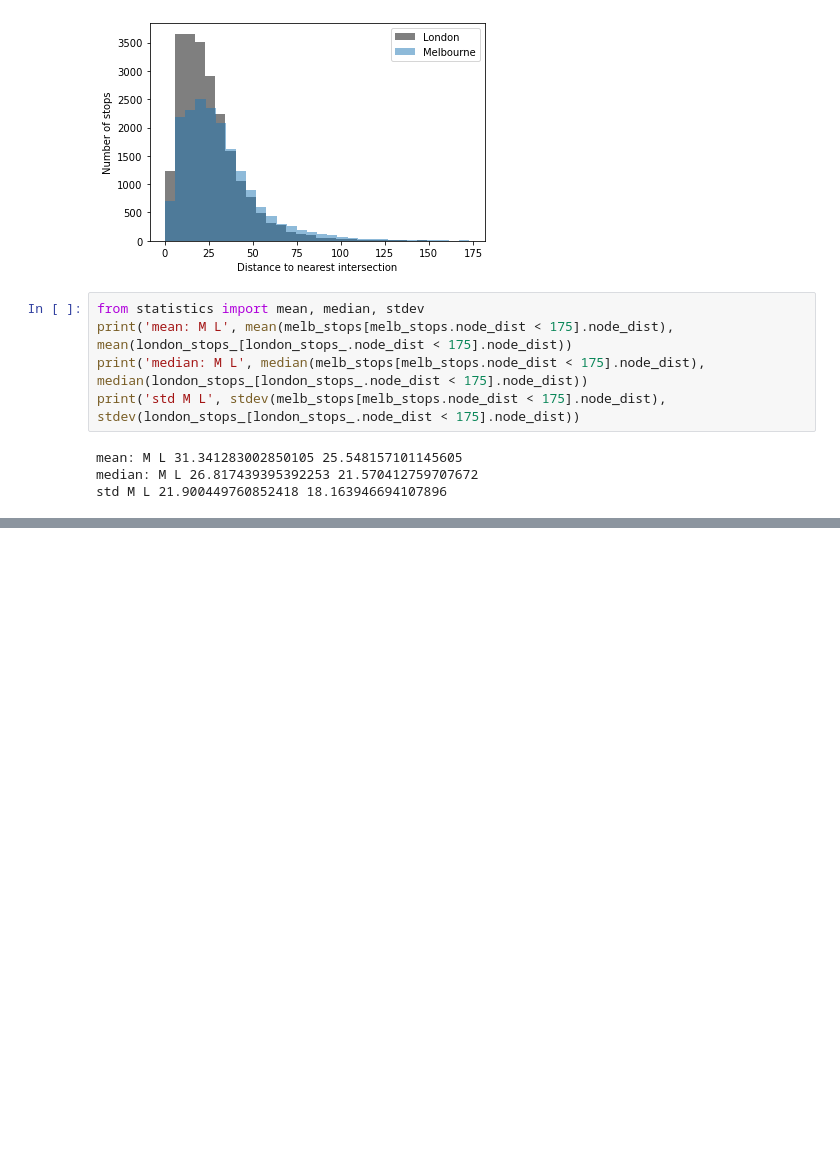
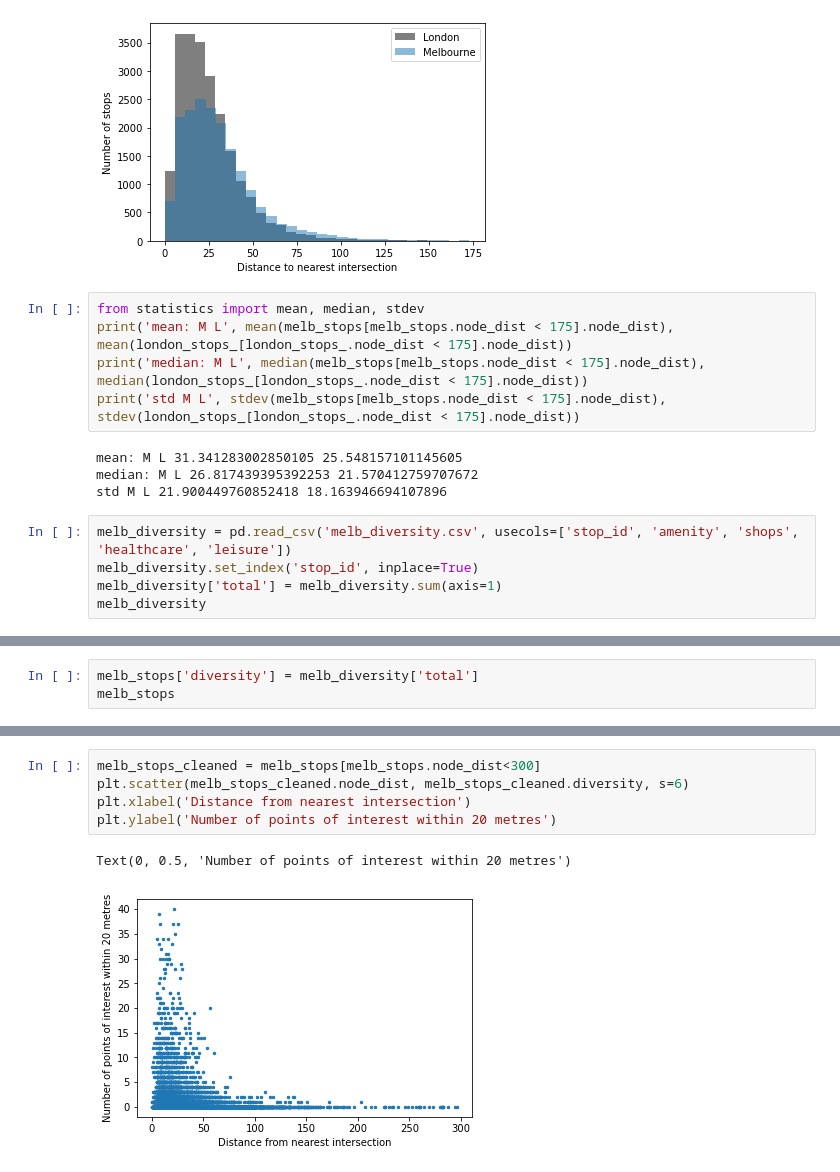
Before and after one commit to raphcanty/SDA_Project, a Jupyter notebook: Melb_Bus_Stats.ipynb, the cells around one changed output, grey strips where cells are left out. Saved outputs shown, nothing was run; the diff lists cells and outputs as text; blank space fills up the shorter version.

```diff
--- a/Melb_Bus_Stats.ipynb
+++ b/Melb_Bus_Stats.ipynb
@@ -208,3 +208,8 @@ print('std M L', stdev(melb_stops[melb_stops.node_dist < 175].node_dist), stdev(
 mean: M L 31.341283002850105 25.548157101145605
 median: M L 26.817439395392253 21.570412759707672
 std M L 21.900449760852418 18.163946694107896
+# %%
+melb_diversity = pd.read_csv('melb_diversity.csv', usecols=['stop_id', 'amenity', 'shops', 'healthcare', 'leisure'])
+melb_diversity.set_index('stop_id', inplace=True)
+melb_diversity['total'] = melb_diversity.sum(axis=1)
+melb_diversity
@@ -210,0 +231,3 @@ std M L 21.900449760852418 18.163946694107896
+# %%
+melb_stops['diversity'] = melb_diversity['total']
+melb_stops
@@ -210,0 +249,8 @@ std M L 21.900449760852418 18.163946694107896
+# %%
+melb_stops_cleaned = melb_stops[melb_stops.node_dist<300]
+plt.scatter(melb_stops_cleaned.node_dist, melb_stops_cleaned.diversity, s=6)
+plt.xlabel('Distance from nearest intersection')
+plt.ylabel('Number of points of interest within 20 metres')
+# %% [output]
+Text(0, 0.5, 'Number of points of interest within 20 metres')
+[figure, added]
```
Also changed, not shown: parts of 2 cells of this notebook.
